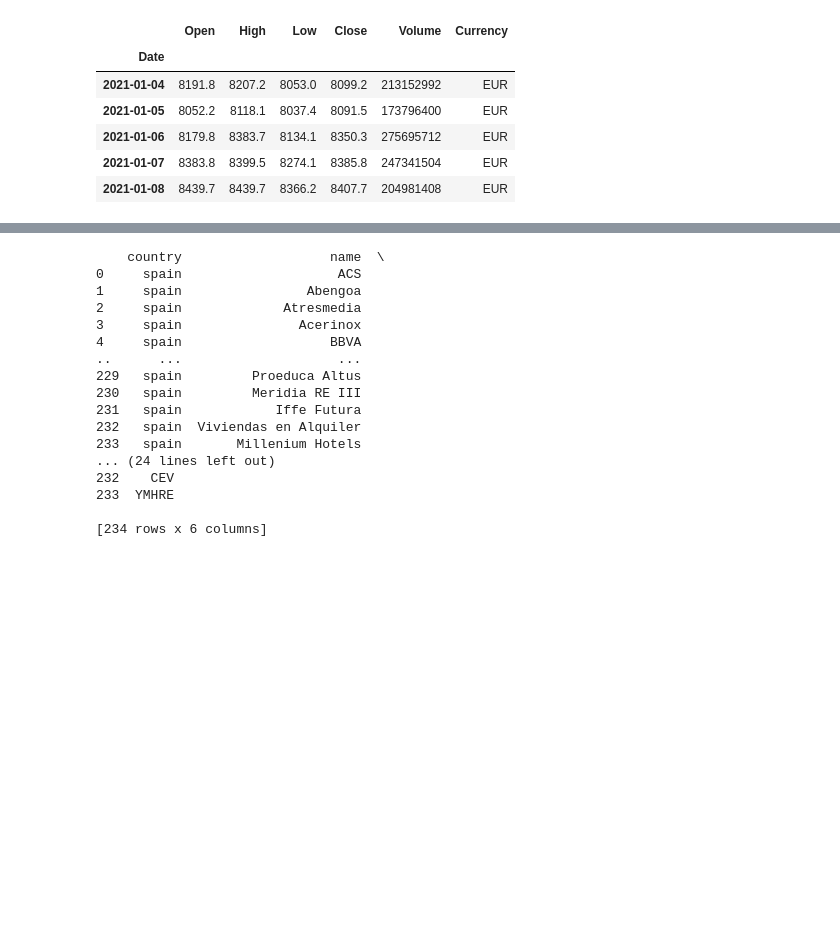
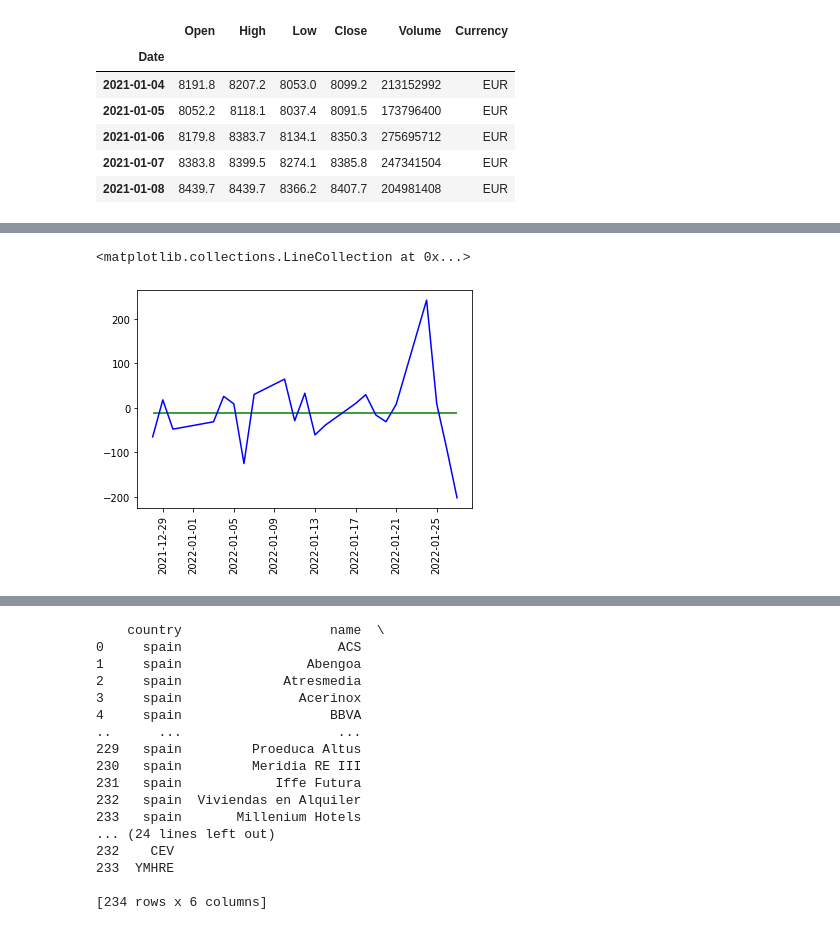
Before and after one commit to MelvinGuaygua/Python-projects, a Jupyter notebook: 09_Pandas/01_pandas.ipynb, the cells around one changed output, grey strips where cells are left out. Cells and saved outputs as stored; diff of their text form; code cells hidden in the pictures; blank space fills up the shorter version.

```diff
--- a/09_Pandas/01_pandas.ipynb
+++ b/09_Pandas/01_pandas.ipynb
@@ -1140,3 +1142,17 @@ crea una nueva gráfica en la que se muestre la diferencia entre la apertura y e
+# %%
+data['diferencia apertura y cierre'] = (data['Open'] - data['Close'])
+
+plt.plot(data['diferencia apertura y cierre'], color='blue', linestyle='-')
+
+plt.xticks(rotation = 90)
+
+# ----------------------------
+plt.hlines(y = data['diferencia apertura y cierre'].mean(), xmin=data.index.min(),
+           xmax=data.index.max(), color='green', zorder=1,linestyle='-')
+# ---------------------------
+# %% [output]
+<matplotlib.collections.LineCollection at 0x...>
+[figure, added]
 # %%
 #para obtener una lista de todos los valores que cotizan en el ibex35
 df = investpy.get_stocks_list(country="spain") # returns 'list'
```
Also changed, not shown: parts of 10 cells of this notebook.
